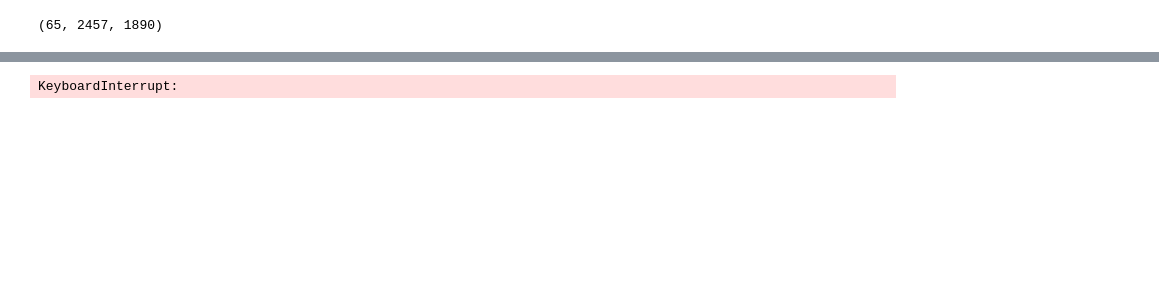
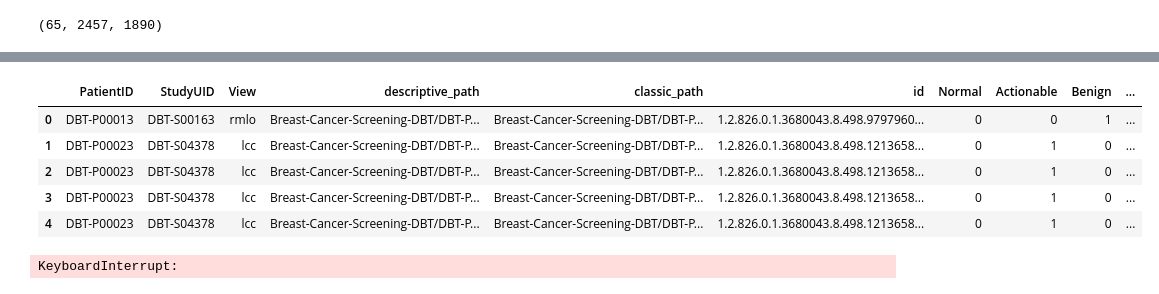
Before and after one commit to jonjacobs24/bcs-cnn, a Jupyter notebook: 01 Data Wrangling.ipynb, the cells around one changed output, grey strips where cells are left out. Saved outputs shown, nothing was run; the diff lists cells and outputs as text; code cells hidden in the pictures; blank space fills up the shorter version.

Commit message:
started initial process of CNN training, image processing, and batch processing

```diff
--- a/01 Data Wrangling.ipynb
+++ b/01 Data Wrangling.ipynb
@@ -142,0 +129,2 @@ plt.show()
+# %%
+df_target_train = pd.read_csv(TRAIN_DIR / 'BCS-DBT labels-train.csv')
@@ -143 +140,12 @@ plt.show()
+# %%
+df_paths = df_paths.merge(df_target_train.drop(['StudyUID','View'],axis=1), on='PatientID')
+# %%
+df_paths.head()
+# %% [output]
+|  | PatientID | StudyUID | View | descriptive_path | classic_path | id | Normal | Actionable | Benign | ... |
+| 0 | DBT-P00013 | DBT-S00163 | rmlo | Breast-Cancer-Screening-DBT/DBT-P... | Breast-Cancer-Screening-DBT/DBT-P... | 1.2.826.0.1.3680043.8.498.9797960... | 0 | 0 | 1 | ... |
+| 1 | DBT-P00023 | DBT-S04378 | lcc | Breast-Cancer-Screening-DBT/DBT-P... | Breast-Cancer-Screening-DBT/DBT-P... | 1.2.826.0.1.3680043.8.498.1213658... | 0 | 1 | 0 | ... |
+| 2 | DBT-P00023 | DBT-S04378 | lcc | Breast-Cancer-Screening-DBT/DBT-P... | Breast-Cancer-Screening-DBT/DBT-P... | 1.2.826.0.1.3680043.8.498.1213658... | 0 | 1 | 0 | ... |
+| 3 | DBT-P00023 | DBT-S04378 | lcc | Breast-Cancer-Screening-DBT/DBT-P... | Breast-Cancer-Screening-DBT/DBT-P... | 1.2.826.0.1.3680043.8.498.1213658... | 0 | 1 | 0 | ... |
+| 4 | DBT-P00023 | DBT-S04378 | lcc | Breast-Cancer-Screening-DBT/DBT-P... | Breast-Cancer-Screening-DBT/DBT-P... | 1.2.826.0.1.3680043.8.498.1213658... | 0 | 1 | 0 | ... |
 # %%
```
Also changed, not shown: parts of 13 cells of this notebook, 4 other files.
